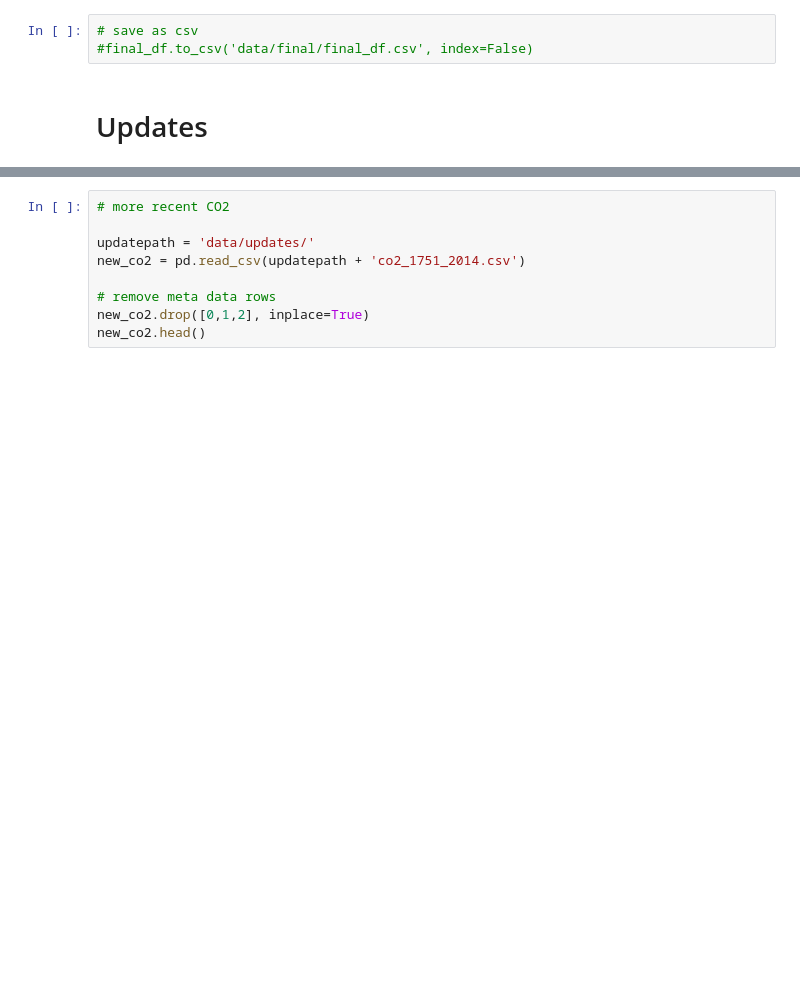
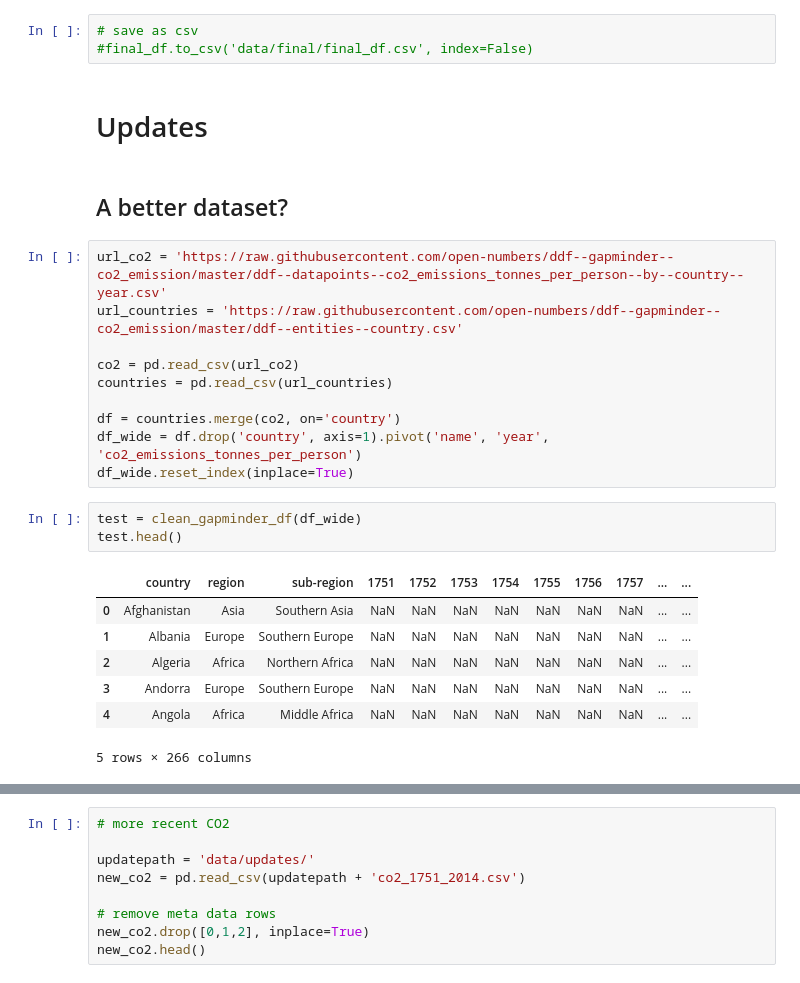
Before and after one commit to limegimlet/data_analysis_gapminder_co2, a Jupyter notebook: gapminder/make_df.ipynb, the cells around one changed output, grey strips where cells are left out. Saved outputs shown, nothing was run; the diff lists cells and outputs as text; blank space fills up the shorter version.

Commit message:
feat: update CO2 once more, with more robust dataset to 2013.

```diff
--- a/gapminder/make_df.ipynb
+++ b/gapminder/make_df.ipynb
@@ -552,3 +552,26 @@ memory usage: 1.6+ MB
 #final_df.to_csv('data/final/final_df.csv', index=False)
 # %% [markdown]
 # Updates
+# %% [markdown]
+## A better dataset?
+# %%
+url_co2 = 'https://raw.githubusercontent.com/open-numbers/ddf--gapminder--co2_emission/master/ddf--datapoints--co2_emissions_tonnes_per_person--by--country--year.csv'
+url_countries = 'https://raw.githubusercontent.com/open-numbers/ddf--gapminder--co2_emission/master/ddf--entities--country.csv'
+
+co2 = pd.read_csv(url_co2)
+countries = pd.read_csv(url_countries)
+
+df = countries.merge(co2, on='country')
+df_wide = df.drop('country', axis=1).pivot('name', 'year', 'co2_emissions_tonnes_per_person')
+df_wide.reset_index(inplace=True)
+# %%
+test = clean_gapminder_df(df_wide)
+test.head()
+# %% [output]
+|  | country | region | sub-region | 1751 | 1752 | 1753 | 1754 | 1755 | 1756 | 1757 | ... | ... |
+| 0 | Afghanistan | Asia | Southern Asia | NaN | NaN | NaN | NaN | NaN | NaN | NaN | ... | ... |
+| 1 | Albania | Europe | Southern Europe | NaN | NaN | NaN | NaN | NaN | NaN | NaN | ... | ... |
+| 2 | Algeria | Africa | Northern Africa | NaN | NaN | NaN | NaN | NaN | NaN | NaN | ... | ... |
+| 3 | Andorra | Europe | Southern Europe | NaN | NaN | NaN | NaN | NaN | NaN | NaN | ... | ... |
+| 4 | Angola | Africa | Middle Africa | NaN | NaN | NaN | NaN | NaN | NaN | NaN | ... | ... |
+5 rows × 266 columns
```
Also changed, not shown: parts of 7 cells of this notebook.
